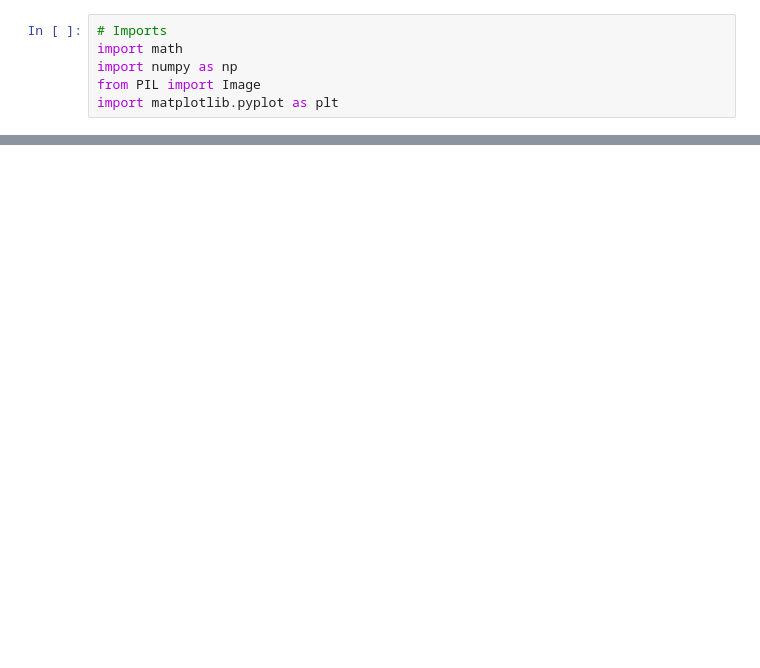
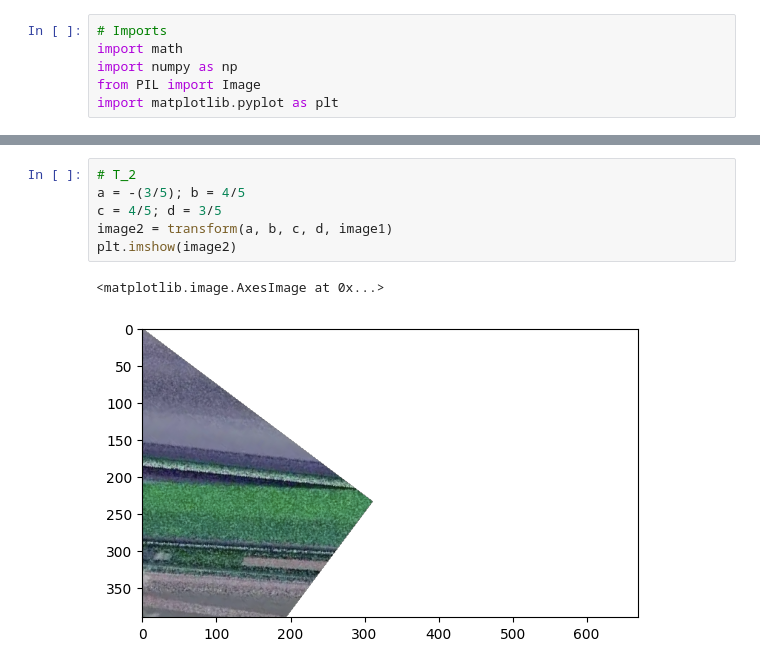
Before and after one commit to tom-ricci/2071, a Jupyter notebook: project.ipynb, the cells around one changed output, grey strips where cells are left out. Cells and saved outputs as stored; diff of their text form; blank space fills up the shorter version.

```diff
--- a/project.ipynb
+++ b/project.ipynb
@@ -13,0 +50,9 @@ FileNotFoundError: [Errno 2] No such file or directory: '/content/https:/cdn.nex
+# %%
+# T_2
+a = -(3/5); b = 4/5
+c = 4/5; d = 3/5
+image2 = transform(a, b, c, d, image1)
+plt.imshow(image2)
+# %% [output]
+<matplotlib.image.AxesImage at 0x...>
+[figure, added]
```
Also changed, not shown: parts of 7 cells of this notebook.
